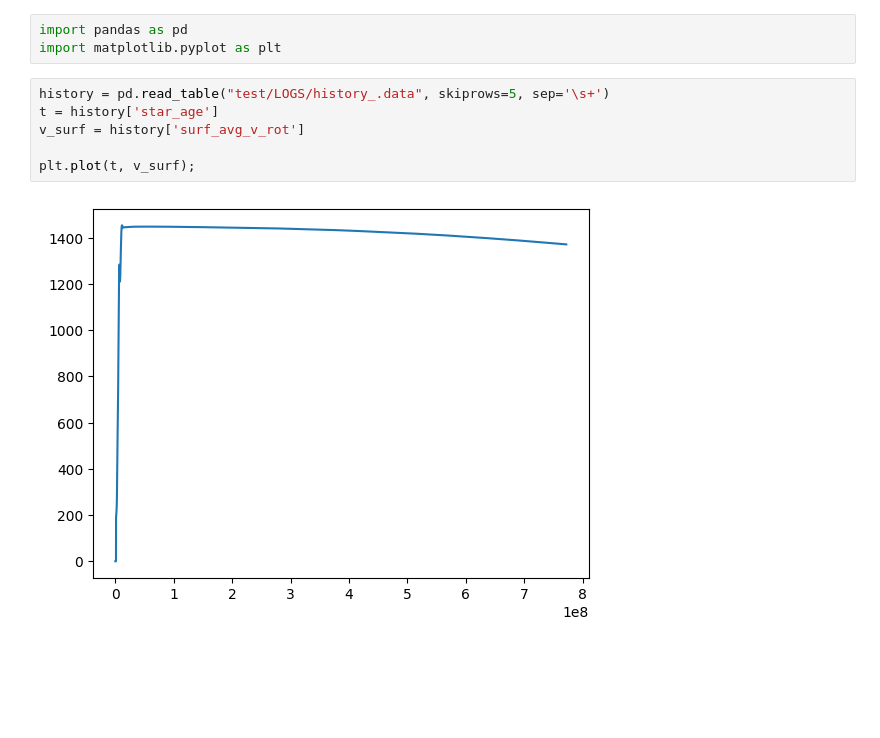
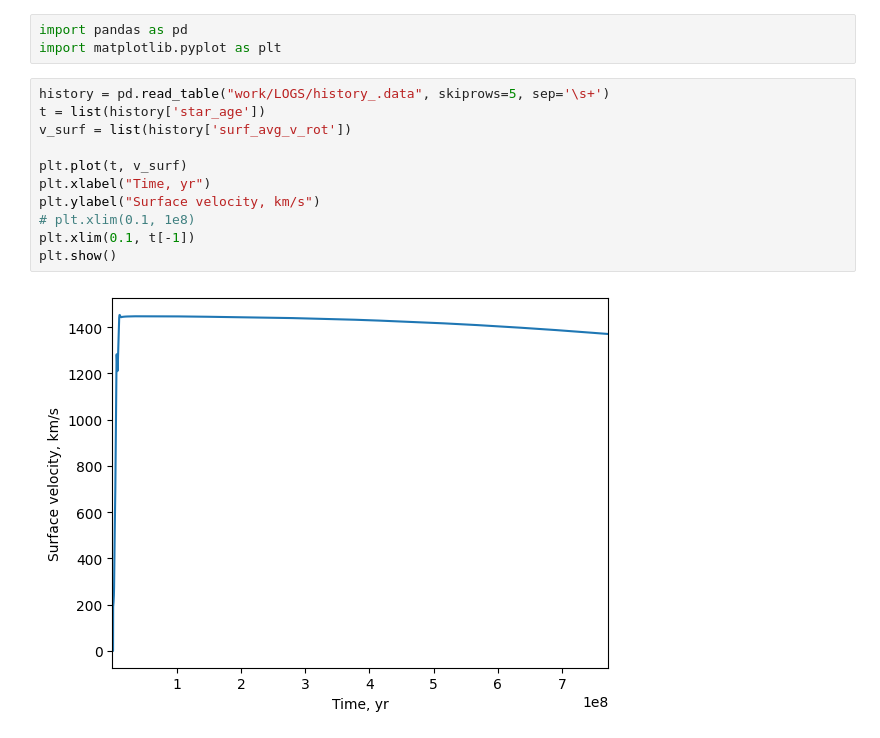
Before and after one commit to gautam-404/MESA-local, a Jupyter notebook: notebook.ipynb, the cells around one changed output. Cells and saved outputs as stored; diff of their text form; blank space fills up the shorter version.

```diff
--- a/notebook.ipynb
+++ b/notebook.ipynb
@@ -134,10 +134,15 @@ No artists with labels found to put in legend.  Note that artists whose label st
 import pandas as pd
 import matplotlib.pyplot as plt
 # %%
-history = pd.read_table("test/LOGS/history_.data", skiprows=5, sep='\s+')
-t = history['star_age']
-v_surf = history['surf_avg_v_rot']
+history = pd.read_table("work/LOGS/history_.data", skiprows=5, sep='\s+')
+t = list(history['star_age'])
+v_surf = list(history['surf_avg_v_rot'])
 
-plt.plot(t, v_surf);
+plt.plot(t, v_surf)
+plt.xlabel("Time, yr")
+plt.ylabel("Surface velocity, km/s")
+# plt.xlim(0.1, 1e8)
+plt.xlim(0.1, t[-1])
+plt.show()
 # %% [output]
-[figure, old version]
+[figure, new version]
```
